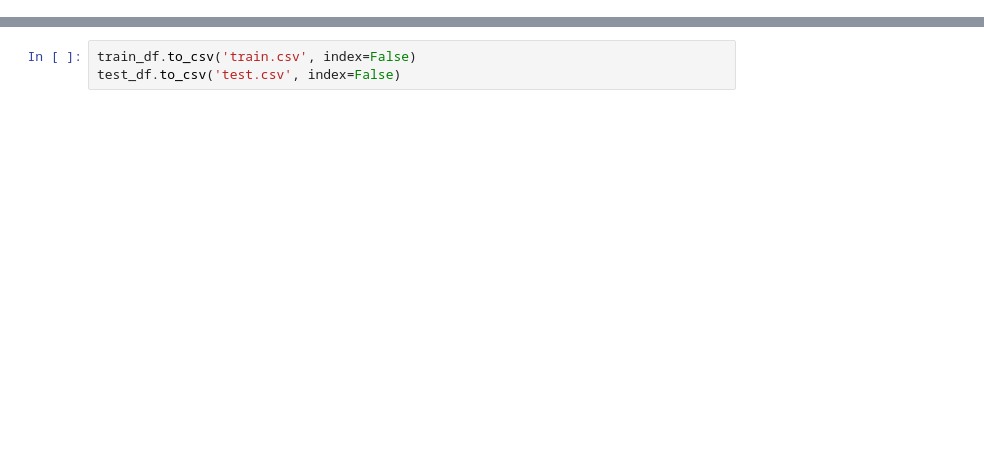
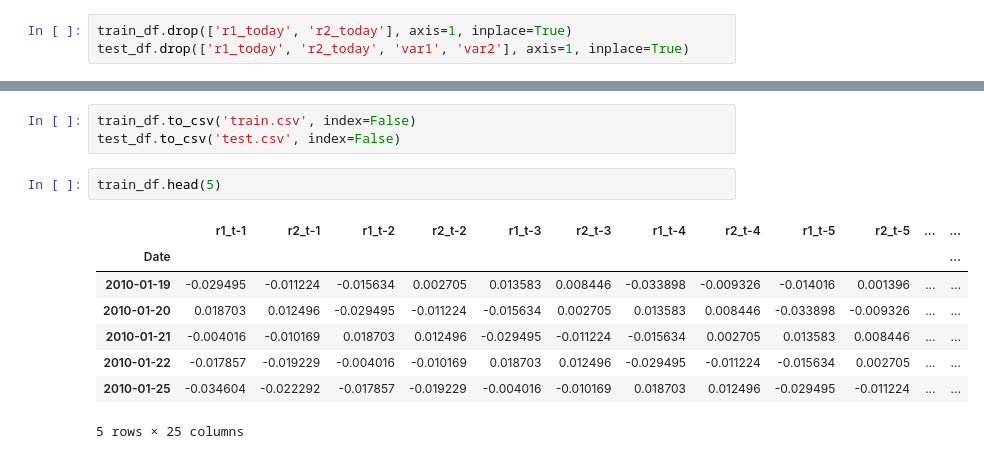
Before and after one commit to Lukirby/Stress-Testing-a-Markowitz-Portfolio, a Jupyter notebook: fidanza.ipynb, the cells around one changed output, grey strips where cells are left out. Drawn from its saved outputs; the diff is of its cells as text; blank space fills up the shorter version.

```diff
--- a/fidanza.ipynb
+++ b/fidanza.ipynb
@@ -170,3 +172,6 @@ See the caveats in the documentation: https://pandas.pydata.org/pandas-docs/stab
 | 2023-12-28 | 0.002125 | 0.000378 | 0.002800 | 0.001808 | 0.009195 | 0.004223 | -0.003266 | 0.002010 | 0.018270 | 0.009482 | ... | ... |
 | 2023-12-29 | 0.000000 | -0.002895 | 0.002125 | 0.000378 | 0.002800 | 0.001808 | 0.009195 | 0.004223 | -0.003266 | 0.002010 | ... | ... |
 3512 rows × 27 columns
+# %%
+train_df.drop(['r1_today', 'r2_today'], axis=1, inplace=True)
+test_df.drop(['r1_today', 'r2_today', 'var1', 'var2'], axis=1, inplace=True)
@@ -173,3 +187,14 @@ See the caveats in the documentation: https://pandas.pydata.org/pandas-docs/stab
 # %%
 train_df.to_csv('train.csv', index=False)
 test_df.to_csv('test.csv', index=False)
+# %%
+train_df.head(5)
+# %% [output]
+|  | r1_t-1 | r2_t-1 | r1_t-2 | r2_t-2 | r1_t-3 | r2_t-3 | r1_t-4 | r2_t-4 | r1_t-5 | r2_t-5 | ... | ... |
+| Date |  |  |  |  |  |  |  |  |  |  |  | ... |
+| 2010-01-19 | -0.029495 | -0.011224 | -0.015634 | 0.002705 | 0.013583 | 0.008446 | -0.033898 | -0.009326 | -0.014016 | 0.001396 | ... | ... |
+| 2010-01-20 | 0.018703 | 0.012496 | -0.029495 | -0.011224 | -0.015634 | 0.002705 | 0.013583 | 0.008446 | -0.033898 | -0.009326 | ... | ... |
+| 2010-01-21 | -0.004016 | -0.010169 | 0.018703 | 0.012496 | -0.029495 | -0.011224 | -0.015634 | 0.002705 | 0.013583 | 0.008446 | ... | ... |
+| 2010-01-22 | -0.017857 | -0.019229 | -0.004016 | -0.010169 | 0.018703 | 0.012496 | -0.029495 | -0.011224 | -0.015634 | 0.002705 | ... | ... |
+| 2010-01-25 | -0.034604 | -0.022292 | -0.017857 | -0.019229 | -0.004016 | -0.010169 | 0.018703 | 0.012496 | -0.029495 | -0.011224 | ... | ... |
+5 rows × 25 columns
```
Also changed, not shown: parts of 6 cells of this notebook, 2 other files.
